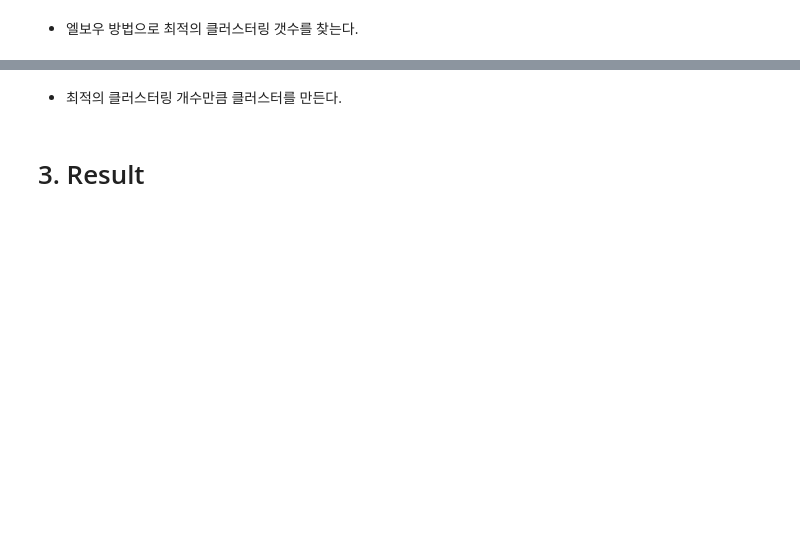
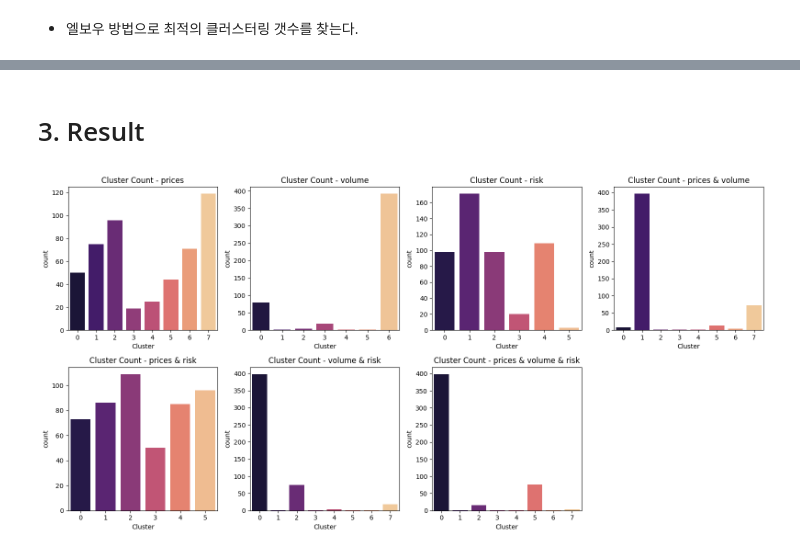
Before and after one commit to 18K-Means-Clustering/SnP500-Stock-Clustering, a Jupyter notebook: Stock_Sector_Clustering.ipynb, the cells around one changed output, grey strips where cells are left out. Drawn from its saved outputs; the diff is of its cells as text; code cells hidden in the pictures; blank space fills up the shorter version.

Commit message:
[Feat] Update clustering file

```diff
--- a/Stock_Sector_Clustering.ipynb
+++ b/Stock_Sector_Clustering.ipynb
@@ -166,2 +164,0 @@ print(f'The elbow point is at {elbow_point} clusters.')
-# %% [markdown]
-- 최적의 클러스터링 개수만큼 클러스터를 만든다.
@@ -186,2 +165,22 @@ final_df.tail()
+# %%
+cluster_list = []
+result_list = []
+
+for idx, final_df in enumerate(df_list):
+    # 최적의 클러스터링 개수만큼 클러스터 만들기
+    elbow_point = elbow_list[idx]
+    clusters = KMeans(elbow_point)
+    clusters.fit(final_df)
+
+    companies = list(final_df.index)
+    movements = final_df.values
+    labels = clusters.predict(movements)
+
+    clustered_result = pd.DataFrame({'labels': labels, 'tickers': companies, 'full-name':security, 'sector':sector})
+    clustered_result.sort_values('labels')
+    cluster_list.append(clustered_result)
+
+    final_df['Cluster'] = clusters.labels_
+    result_list.append(final_df)
 # %% [markdown]
 # 3. Result
@@ -193,0 +187,26 @@ plt.savefig('cluster_count.png', dpi=300)
+# %%
+import seaborn as sns
+import matplotlib.pyplot as plt
+
+# Assuming you have a list of result_list
+num_plots = len(result_list)
+num_cols = 4  # Number of columns in the grid
+num_rows = (num_plots - 1) // num_cols + 1  # Calculate the number of rows needed
+
+fig, axes = plt.subplots(num_rows, num_cols, figsize=(16, 4*num_rows))
+
+# Flatten the axes array for easy indexing
+axes = axes.flatten()
+
+for i, final_df in enumerate(result_list):
+    sns.countplot(x='Cluster', data=final_df, palette='magma', ax=axes[i])
+    axes[i].set_title(f'Cluster Count - {final_df.name}')  # Assuming final_df has a 'name' attribute
+
+# Hide any unused subplots
+for j in range(num_plots, num_cols * num_rows):
+    fig.delaxes(axes[j])
+
+plt.tight_layout()
+plt.show()
+# %% [output]
+[figure, added]
```
Also changed, not shown: parts of 13 cells of this notebook.
